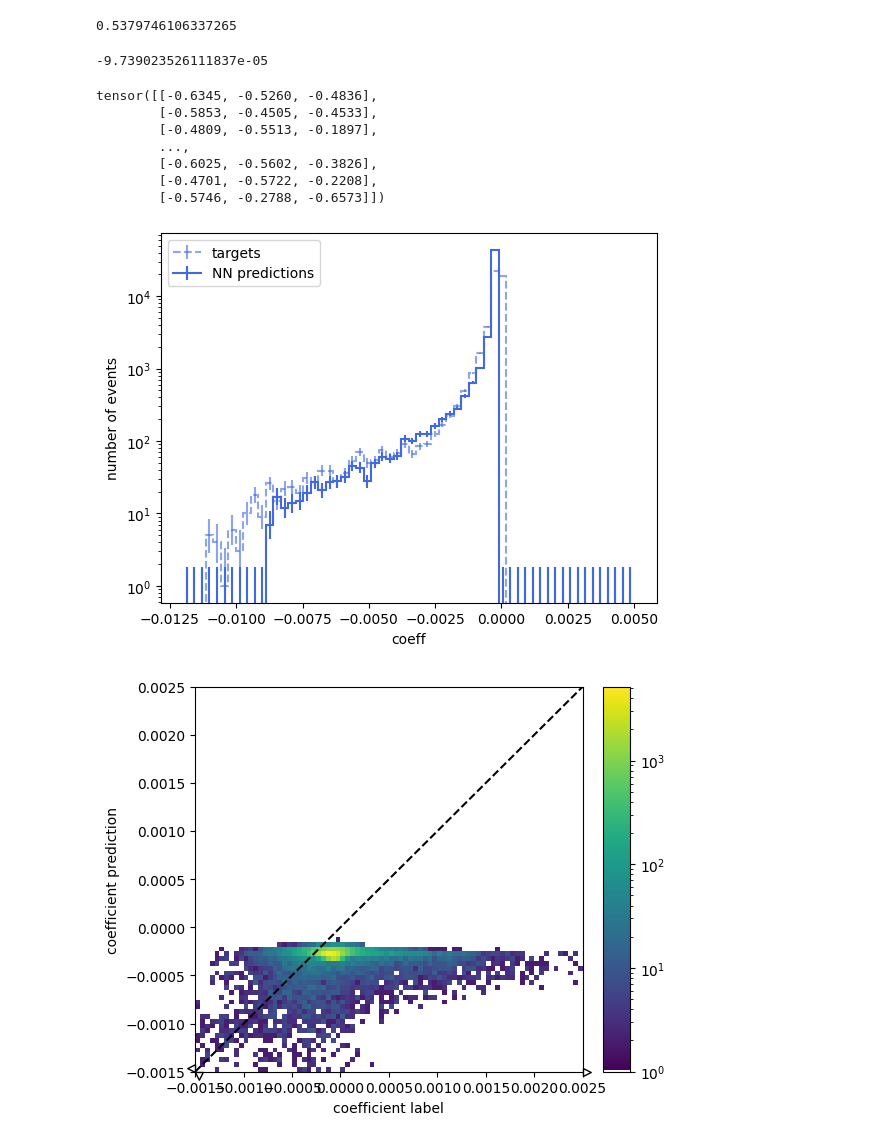
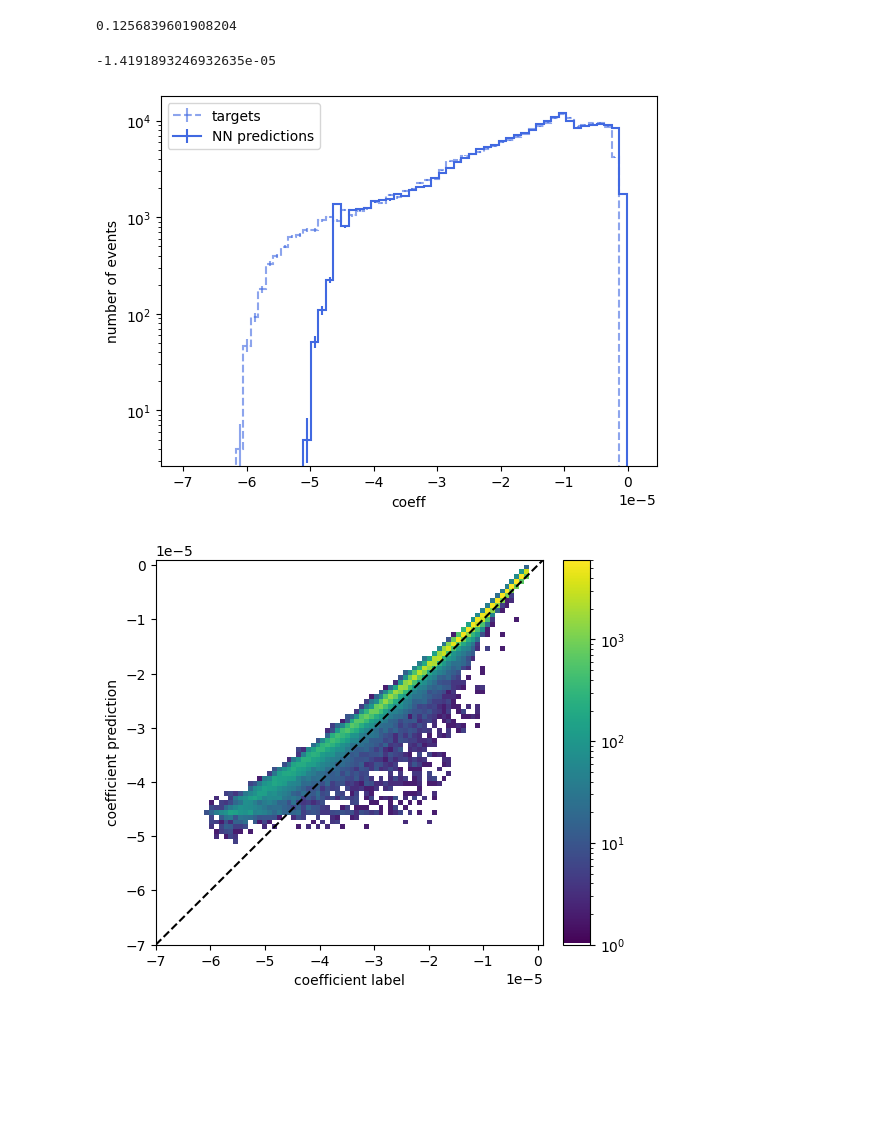
Before and after one commit to hep-cce/nsbi4hep, a Jupyter notebook: notebooks/plot-rolypoly-outputs.ipynb, the cells around one changed output. Saved outputs shown, nothing was run; the diff lists cells and outputs as text; code cells hidden in the pictures; blank space fills up the shorter version.

```diff
--- a/notebooks/plot-rolypoly-outputs.ipynb
+++ b/notebooks/plot-rolypoly-outputs.ipynb
@@ -20,23 +20,25 @@ import pandas as pd
 import torch
 from lightning import Trainer
 # %%
-OUTPUT_DIR = '../jobs/rolypoly/refactor-one'
-SCALER_FILE = 'scaler.pkl'
+OUTPUT_DIR = '../jobs/rolypoly/refactor-four-SIG/coeff_3/'
+SCALER_FILE_X = 'scaler_X.pkl'
+SCALER_FILE_Y = 'scaler_y.pkl'
 CHECKPOINT_DIR = 'checkpoints'
 SAMPLE_DIR = '../..'
 
-checkpoint_epoch = 110
-checkpoint_loss = '0.00'
+checkpoint_epoch = 180
+checkpoint_loss = '0.12'
 
 CHECKPOINT = f'checkpoint-rolypoly-epoch={checkpoint_epoch}-val_loss={checkpoint_loss}.ckpt'
 
-VERSION_NO = 1
+VERSION_NO = 0
 LIGHTNING_DIR = f'lightning_logs/version_{VERSION_NO}'
 
-COMPONENT = msq.Component.SBI
+COMPONENT = msq.Component.SIG
+COMPONENT_FILE = msq.Component.SIG
 
-FEATURES = ['mandelstam_s', 'mandelstam_t', 'mandelstam_u']
-COEFFICIENT_INDEX = 1
+FEATURES = ['mandelstam_s', 'mandelstam_t', 'mandelstam_u']#['cth_star', 'cth_1', 'cth_2', 'phi', 'phi_1', 'Z1_mass', 'Z2_mass', '4l_mass', '4l_rapidity']
+COEFFICIENT_INDEX = 3
 SAMPLE_SIZE = 200000
 BATCH_SIZE = 64
 SEED = 42
@@ -65,15 +67,17 @@ component_names = {
     msq.Component.BKG : 'BKG'
 }
 # %%
-sample = s.from_csv(cross_section=1.0, file_path=os.path.join(SAMPLE_DIR, filenames[COMPONENT]), n_rows=250000)
+sample = s.from_csv(cross_section=1.0, file_path=os.path.join(SAMPLE_DIR, filenames[COMPONENT_FILE]), n_rows=250000).reweight(COMPONENT_FILE, COMPONENT)
 
 z_cand = zpair.ZPairCandidate(algorithm='truth')
 z_masses = zpair.ZPairMassWindow(z1=(70,115), z2=(70,115))
 mandelstam = zz4l.MandelstamVariables()
+angles = zz4l.AngularVariables()
+fourlepton = zz4l.FourLeptonSystem()
 
-sample = sample.calculate(z_cand).filter(z_masses).calculate(mandelstam)
+sample = sample.calculate(z_cand).filter(z_masses).calculate(mandelstam).calculate(angles).calculate(fourlepton)
 # %% [output]
-0.5379746106337265
+0.1256839601908204
 # %%
 c6_mod = c6.Modifier(baseline=COMPONENT, sample=sample, c6_values=[-5,-1,0,1,5]) if COMPONENT!=msq.Component.INT else c6.Modifier(baseline=COMPONENT, sample=sample, c6_values=[-5,0,5])
 coefficient = c6_mod.coefficients[:,COEFFICIENT_INDEX]
@@ -82,34 +86,29 @@ unweighted_indices = sample.weights.sample(n=SAMPLE_SIZE, replace=True, weights=
 
 X = sample.kinematics[FEATURES].to_numpy()[unweighted_indices]
 
-with open(os.path.join(OUTPUT_DIR, SCALER_FILE), 'rb') as f:
-    scaler = pickle.load(f)
+with open(os.path.join(OUTPUT_DIR, SCALER_FILE_X), 'rb') as f:
+    scaler_X = pickle.load(f)
 
-X = torch.tensor(scaler.transform(X), dtype=torch.float32).cpu()
+X = torch.tensor(scaler_X.transform(X), dtype=torch.float32).cpu()
 y = coefficient[unweighted_indices]
 # %%
 print(np.median(y))
 # %% [output]
--9.739023526111837e-05
+-1.4191893246932635e-05
-# %%
-print(X)
-# %% [output]
-tensor([[-0.6345, -0.5260, -0.4836],
-        [-0.5853, -0.4505, -0.4533],
-        [-0.4809, -0.5513, -0.1897],
-        ...,
-        [-0.6025, -0.5602, -0.3826],
-        [-0.4701, -0.5722, -0.2208],
-        [-0.5746, -0.2788, -0.6573]])
 # %%
 loaded_model = rolypoly.ROLYPOLY.load_from_checkpoint(os.path.join(OUTPUT_DIR, CHECKPOINT_DIR, CHECKPOINT), learning_rate=params['learning_rate'], n_features=params['n_features'], n_layers=params['n_layers'], n_nodes=params['n_nodes'])
 # %%
 predictions = loaded_model(X).detach().view(-1).numpy()
+# %%
+with open(os.path.join(OUTPUT_DIR, SCALER_FILE_Y), 'rb') as f:
+    scaler_y = pickle.load(f)
+
+predictions = scaler_y.inverse_transform(predictions[:,np.newaxis]).flatten()
 # %%
 BINS = 60
 
-bounds = [-1.2e-2,5e-3]
-#bounds = [-1e-6,1e-6]
+bounds = [-1e-2,2e-2]
+bounds = [-7e-5,1e-6]
 
 h_predictions_train = hist.Hist(hist.axis.Regular(BINS, *bounds))
 h_predictions_train.fill(predictions)
@@ -129,31 +128,31 @@ plt.legend()
 
 plt.show()
 # %% [output]
-[figure, old version]
+[figure, new version]
 # %%
 BINS=80
 
-bounds = [-1.5e-3,2.5e-3]
-#bounds = [-1e-5,1e-5]
+bounds = [-1e-2,2e-2]
+bounds = [-7e-5,1e-6]
 
 h_calibration_train = hist.Hist(
     hist.axis.Regular(BINS, *bounds, name='coefficient label'),
     hist.axis.Regular(BINS, *bounds, name='coefficient prediction')
 )
 
 h_calibration_train.fill(y, predictions)
 
 cmap = colors.ListedColormap(['white'] + plt.cm.viridis.colors[1:])
 
 fig = plt.figure(figsize=(5,5))
 
 h_calibration_train.plot2d(cmap=cmap, cbar=True, norm=LogNorm())
 plt.plot(np.linspace(*bounds), np.linspace(*bounds), color='k', linestyle='--')
 
 
 plt.show()
 # %% [output]
-[figure, old version]
+[figure, new version]
 # %%
 metrics = pd.read_csv(os.path.join(OUTPUT_DIR, LIGHTNING_DIR, 'metrics.csv'))
 
```
Also changed, not shown: parts of 1 cell of this notebook, 3 other files.
